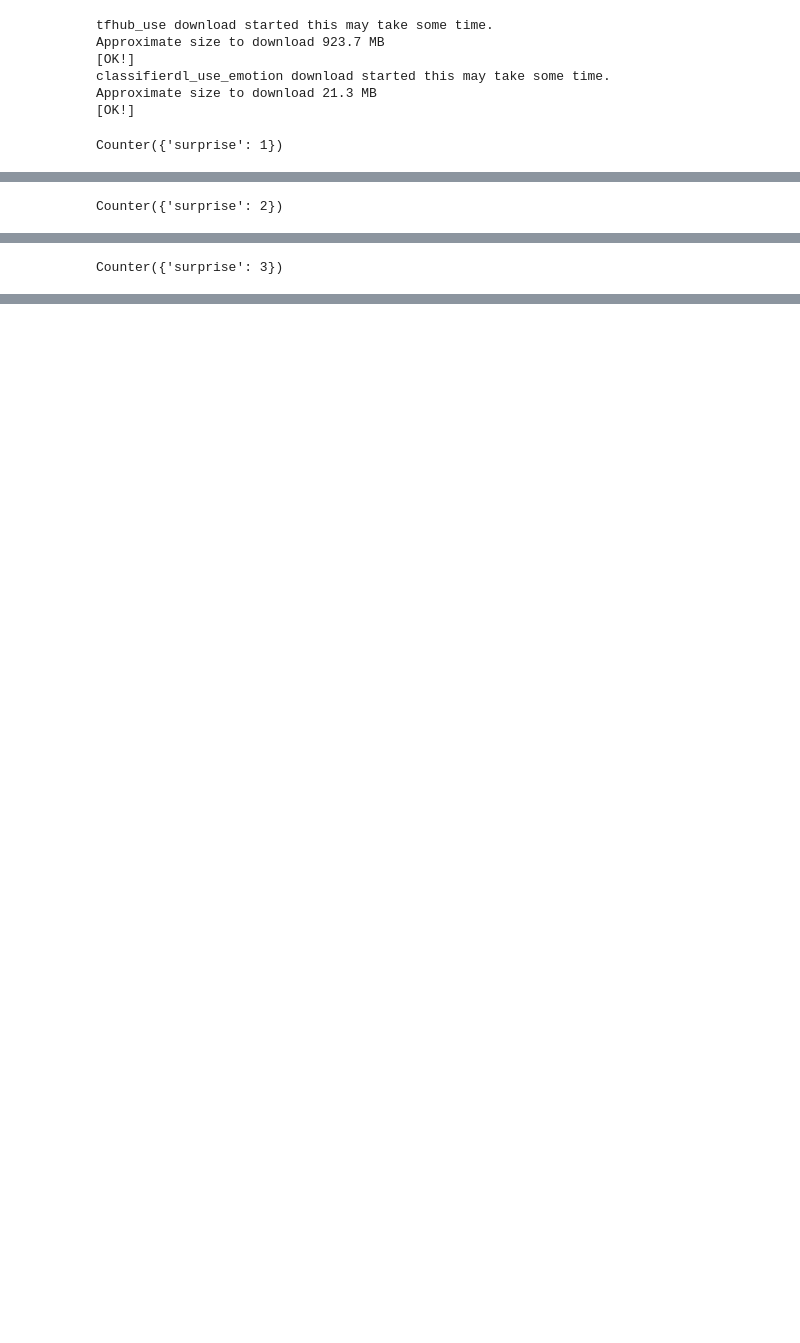
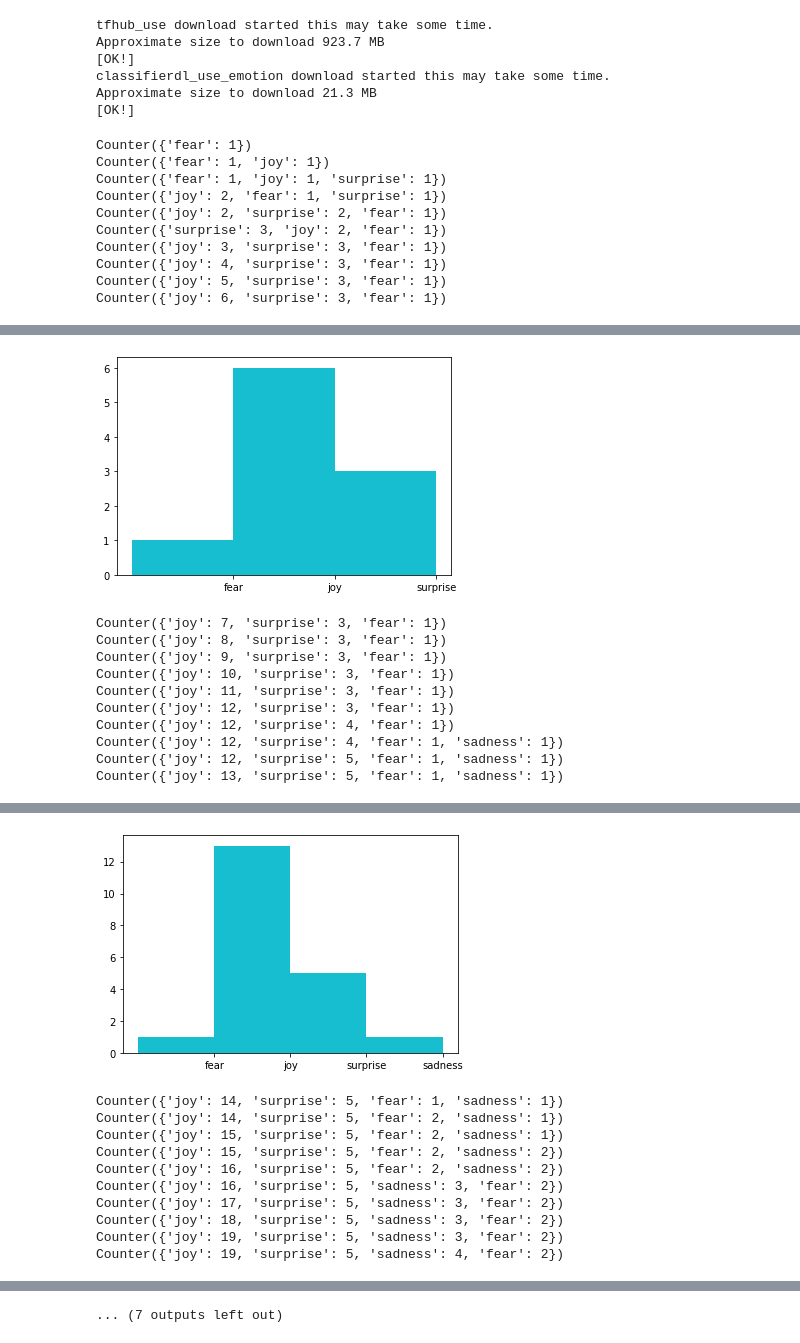
Before and after one commit to davidnallapu/LiveEmotionAnalysisTwitterSpark, a Jupyter notebook: SparkEmotionAnalysisTwitter.ipynb, the cells around one changed output, grey strips where cells are left out. Saved outputs shown, nothing was run; the diff lists cells and outputs as text; code cells hidden in the pictures; blank space fills up the shorter version.

```diff
--- a/SparkEmotionAnalysisTwitter.ipynb
+++ b/SparkEmotionAnalysisTwitter.ipynb
@@ -65,28 +63,16 @@ def predict_emotion(text_list):
 
     counter=collections.Counter(emotions)
     print(counter)
+    #Visualisation
+    labels, values = zip(*counter.items())
 
-    fig= plt.figure()
-    ax = plt.gca()
-    def animate_framed(i):
-        labels, values = zip(*counter.items())
-        indexes = np.arange(len(labels))
-        width = 1
-        plt.bar(indexes, values, width)
-        plt.xticks(indexes + width * 0.5, labels)
-    animation = FuncAnimation(fig, func=animate_framed, interval=10)
-    plt.show()
-    return counter
-    #Visualisation
-#     labels, values = zip(*counter.items())
-
-#     indexes = np.arange(len(labels))
-#     width = 1
-#     import matplotlib.pyplot as plt
-#     plt.bar(indexes, values, width)
-#     plt.xticks(indexes + width * 0.5, labels)
-#     if(len(text_list)%10==0):
-#         plt.show()
+    indexes = np.arange(len(labels))
+    width = 1
+    import matplotlib.pyplot as plt
+    plt.bar(indexes, values, width)
+    plt.xticks(indexes + width * 0.5, labels)
+    if(len(text_list)%10==0):
+        plt.show()
 # %%
 import time
 import os
@@ -125,6 +111,15 @@ if __name__ == '__main__':
 
         if(len(clean_s.split(' '))>1):
             text_list.append(clean_s)
-            counter = predict_emotion(text_list)
+            predict_emotion(text_list)
 # %% [output]
-Counter({'surprise': 1})
+Counter({'fear': 1})
+Counter({'fear': 1, 'joy': 1})
+Counter({'fear': 1, 'joy': 1, 'surprise': 1})
+Counter({'joy': 2, 'fear': 1, 'surprise': 1})
+Counter({'joy': 2, 'surprise': 2, 'fear': 1})
+Counter({'surprise': 3, 'joy': 2, 'fear': 1})
+Counter({'joy': 3, 'surprise': 3, 'fear': 1})
+Counter({'joy': 4, 'surprise': 3, 'fear': 1})
+Counter({'joy': 5, 'surprise': 3, 'fear': 1})
+Counter({'joy': 6, 'surprise': 3, 'fear': 1})
@@ -133 +126,11 @@ Counter({'surprise': 1})
+[figure, added]
-Counter({'surprise': 2})
+Counter({'joy': 7, 'surprise': 3, 'fear': 1})
+Counter({'joy': 8, 'surprise': 3, 'fear': 1})
+Counter({'joy': 9, 'surprise': 3, 'fear': 1})
+Counter({'joy': 10, 'surprise': 3, 'fear': 1})
+Counter({'joy': 11, 'surprise': 3, 'fear': 1})
+Counter({'joy': 12, 'surprise': 3, 'fear': 1})
+Counter({'joy': 12, 'surprise': 4, 'fear': 1})
+Counter({'joy': 12, 'surprise': 4, 'fear': 1, 'sadness': 1})
+Counter({'joy': 12, 'surprise': 5, 'fear': 1, 'sadness': 1})
+Counter({'joy': 13, 'surprise': 5, 'fear': 1, 'sadness': 1})
@@ -136 +137,11 @@ Counter({'surprise': 2})
+[figure, added]
-Counter({'surprise': 3})
+Counter({'joy': 14, 'surprise': 5, 'fear': 1, 'sadness': 1})
+Counter({'joy': 14, 'surprise': 5, 'fear': 2, 'sadness': 1})
+Counter({'joy': 15, 'surprise': 5, 'fear': 2, 'sadness': 1})
+Counter({'joy': 15, 'surprise': 5, 'fear': 2, 'sadness': 2})
+Counter({'joy': 16, 'surprise': 5, 'fear': 2, 'sadness': 2})
+Counter({'joy': 16, 'surprise': 5, 'sadness': 3, 'fear': 2})
+Counter({'joy': 17, 'surprise': 5, 'sadness': 3, 'fear': 2})
+Counter({'joy': 18, 'surprise': 5, 'sadness': 3, 'fear': 2})
+Counter({'joy': 19, 'surprise': 5, 'sadness': 3, 'fear': 2})
+Counter({'joy': 19, 'surprise': 5, 'sadness': 4, 'fear': 2})
@@ -142,0 +182 @@ Counter({'surprise': 3, 'fear': 1})
+... (7 outputs left out)
```
Also changed, not shown: parts of 2 cells of this notebook, 8 other files.
